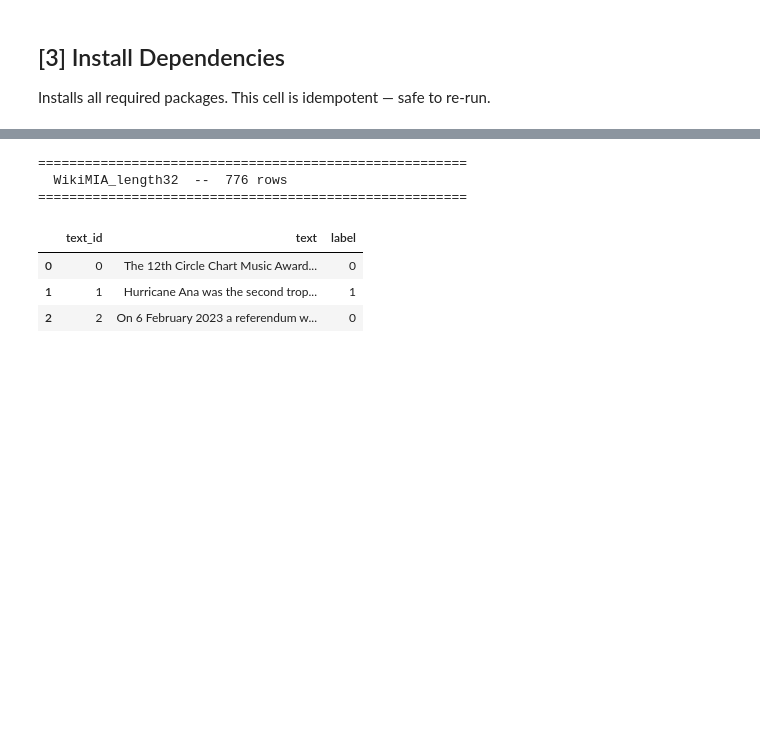
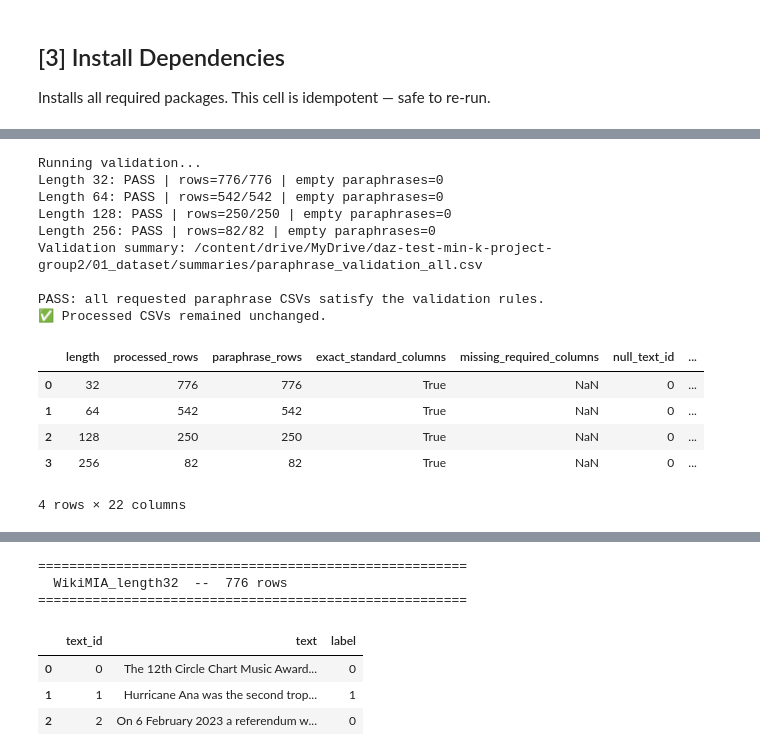
Before and after one commit to dazzlear/ai-final-project, a Jupyter notebook: master_notebook.ipynb, the cells around one changed output, grey strips where cells are left out. Saved outputs shown, nothing was run; the diff lists cells and outputs as text; code cells hidden in the pictures; blank space fills up the shorter version.

Commit message:
Update Module 01 for separate paraphrase CSVs

```diff
--- a/master_notebook.ipynb
+++ b/master_notebook.ipynb
@@ -163,0 +247,11 @@ Member (label=1) and non-member (label=0) counts should be equal for all lengths
+# %%
+_lengths_arg = ' '.join(str(length) for length in LENGTHS)
+
+!python scripts/run_01b_paraphrase.py \
+    --input_dir {DRIVE_01} \
+    --output_dir {DRIVE_01} \
+    --lengths {_lengths_arg} \
+    --model_name Vamsi/T5_Paraphrase_Paws \
+    --batch_size 4 \
+    --save_every 1 \
+    --require_complete
@@ -163,0 +280,40 @@ Member (label=1) and non-member (label=0) counts should be equal for all lengths
+# %%
+!python scripts/run_01b_paraphrase.py \
+    --input_dir {DRIVE_01} \
+    --output_dir {DRIVE_01} \
+    --lengths {_lengths_arg} \
+    --validate_only \
+    --require_complete
+
+processed_hashes_after = {
+    length: sha256_file(path) for length, path in processed_paths.items()
+}
+changed_processed = [
+    length for length in LENGTHS
+    if processed_hashes_before[length] != processed_hashes_after[length]
+]
+if changed_processed:
+    raise AssertionError(
+        f'Processed CSVs changed unexpectedly for lengths: {changed_processed}'
+    )
+print('✅ Processed CSVs remained unchanged.')
+
+summary_path = Path(DRIVE_01) / 'summaries' / 'paraphrase_validation_all.csv'
+validation_summary = pd.read_csv(summary_path)
+display(validation_summary)
+# %% [output]
+Running validation...
+Length 32: PASS | rows=776/776 | empty paraphrases=0
+Length 64: PASS | rows=542/542 | empty paraphrases=0
+Length 128: PASS | rows=250/250 | empty paraphrases=0
+Length 256: PASS | rows=82/82 | empty paraphrases=0
+Validation summary: /content/drive/MyDrive/daz-test-min-k-project-group2/01_dataset/summaries/paraphrase_validation_all.csv
+
+PASS: all requested paraphrase CSVs satisfy the validation rules.
+✅ Processed CSVs remained unchanged.
+|  | length | processed_rows | paraphrase_rows | exact_standard_columns | missing_required_columns | null_text_id | ... |
+| 0 | 32 | 776 | 776 | True | NaN | 0 | ... |
+| 1 | 64 | 542 | 542 | True | NaN | 0 | ... |
+| 2 | 128 | 250 | 250 | True | NaN | 0 | ... |
+| 3 | 256 | 82 | 82 | True | NaN | 0 | ... |
+4 rows × 22 columns
```
Also changed, not shown: parts of 38 cells of this notebook.
